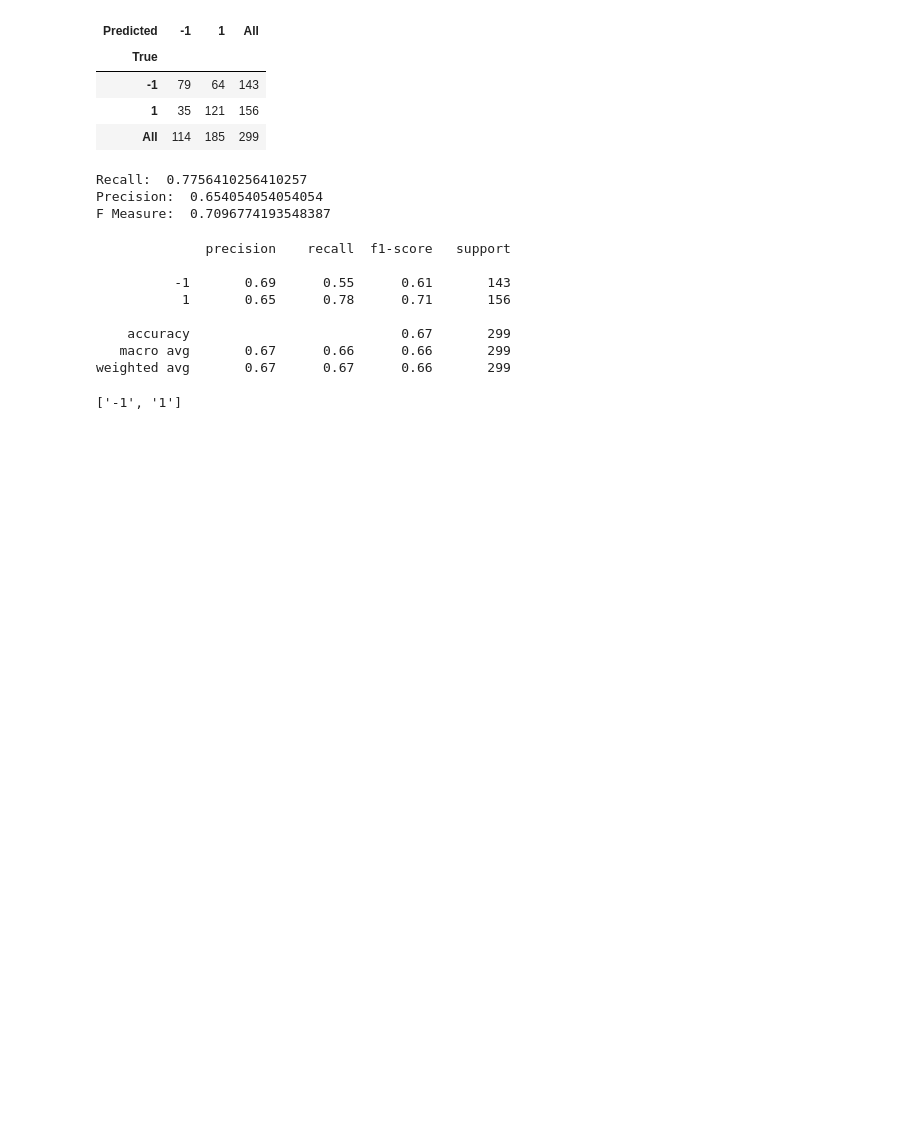
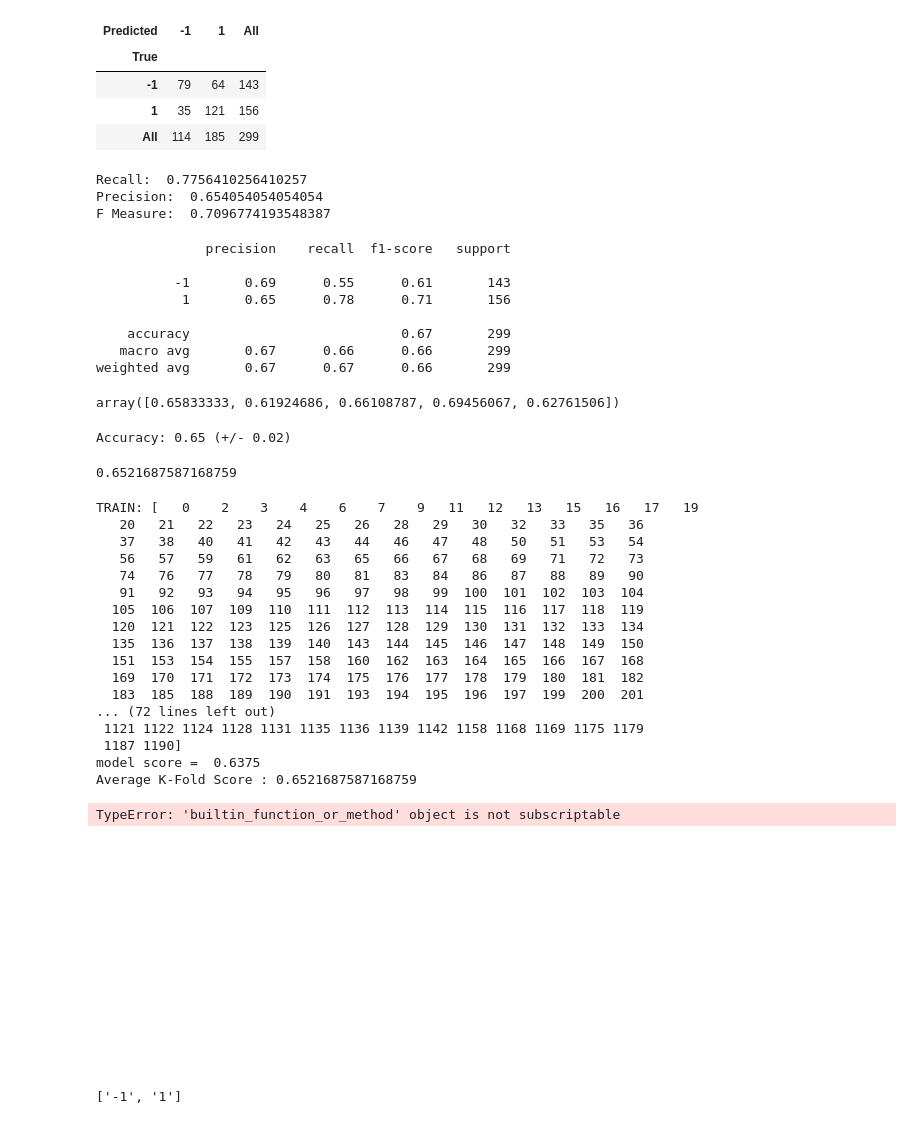
Before and after one commit to jagadeeshmeesala/notebooks, a Jupyter notebook: 602-final-project/Final.ipynb, the cells around one changed output. Drawn from its saved outputs; the diff is of its cells as text; code cells hidden in the pictures; blank space fills up the shorter version.

```diff
--- a/602-final-project/Final.ipynb
+++ b/602-final-project/Final.ipynb
@@ -224,13 +224,82 @@ print(classification_report(Y_test_rfc,Y_pred_rfc))
    macro avg       0.67      0.66      0.66       299
 weighted avg       0.67      0.67      0.66       299
 # %%
-## Decision Tree without validation
+## Decision Tree
 clf = tree.DecisionTreeClassifier(random_state=0)
+
 features = ["tot_cases","new_case", "tot_death", "new_death"]
 X_tree = sc_df.loc[:,features]
 Y_tree = sc_df["Rise/Fall"]
 X_train_tree, X_test_tree, Y_train_tree, Y_test_tree = tts(X_tree, Y_tree, test_size=0.2, random_state=42)
+
 clf = clf.fit(X_train_tree,Y_train_tree)
+
+
+#set how many folds/combinations you want
+k=5
+from sklearn.model_selection import cross_val_score
+scores = cross_val_score(clf, X_train_tree, Y_train_tree, cv=k)
+#clf = clf.fit(X, Y)
+scores
+# %% [output]
+array([0.65833333, 0.61924686, 0.66108787, 0.69456067, 0.62761506])
+# %%
+#compute the mean accuracy, and the margin of error at 95% confidence interval. I.e., we are 95% confident that the mean
+#accuracy is 68% +- 2 standard deviations/sqrt(k) (the more deviations the more confident we can be, widening the beam/net).
+print("Accuracy: %0.2f (+/- %0.2f)" % (scores.mean(), (scores.std() * 2)/k**(1/2)))
+scores.mean()
+# %% [output]
+Accuracy: 0.65 (+/- 0.02)
+0.6521687587168759
+# %%
+models = pd.DataFrame(columns=["score","model"])
+
+#loop over all possible models
+from sklearn.model_selection import KFold
+#shuffle reorders the data for less bias
+kf = KFold(n_splits = k, shuffle = True, random_state = 0)
+i=0
+for train_index, test_index in kf.split(X_train_tree):
+    print("TRAIN:", train_index, "TEST:", test_index)
+    x_train = X_train_tree.iloc[train_index]
+    x_test = X_train_tree.iloc[test_index]
+    y_train = Y_train_tree.iloc[train_index]
+    y_test= Y_train_tree.iloc[test_index]
+
+    #train the model
+    model = clf.fit(x_train,y_train)
+    predictions = clf.predict(x_test)
+    print("model score = ",model.score(x_test,y_test))
+
+    #print('Scores from each Iteration: ', scores)
+    print('Average K-Fold Score :' , np.mean(scores))
+    plt.figure()
+    x = tree.plot_tree(model,rounded=True,filled=True,class_names=sorted,feature_names=features)
+    #assign model to dataframe
+    models.loc[i] = [model.score(x_test,y_test),model]
+    #clf = model
+    #increment index in dataframe
+    i = i+1
+# %% [output]
+TRAIN: [   0    2    3    4    6    7    9   11   12   13   15   16   17   19
+   20   21   22   23   24   25   26   28   29   30   32   33   35   36
+   37   38   40   41   42   43   44   46   47   48   50   51   53   54
+   56   57   59   61   62   63   65   66   67   68   69   71   72   73
+   74   76   77   78   79   80   81   83   84   86   87   88   89   90
+   91   92   93   94   95   96   97   98   99  100  101  102  103  104
+  105  106  107  109  110  111  112  113  114  115  116  117  118  119
+  120  121  122  123  125  126  127  128  129  130  131  132  133  134
+  135  136  137  138  139  140  143  144  145  146  147  148  149  150
+  151  153  154  155  157  158  160  162  163  164  165  166  167  168
+  169  170  171  172  173  174  175  176  177  178  179  180  181  182
+  183  185  188  189  190  191  193  194  195  196  197  199  200  201
+... (72 lines left out)
+ 1121 1122 1124 1128 1131 1135 1136 1139 1142 1158 1168 1169 1175 1179
+ 1187 1190]
+model score =  0.6375
+Average K-Fold Score : 0.6521687587168759
+TypeError: 'builtin_function_or_method' object is not subscriptable
+[figure, added]
 # %%
 #get sorted labels for plot
 import numpy as np
```
Also changed, not shown: parts of 5 cells of this notebook.
